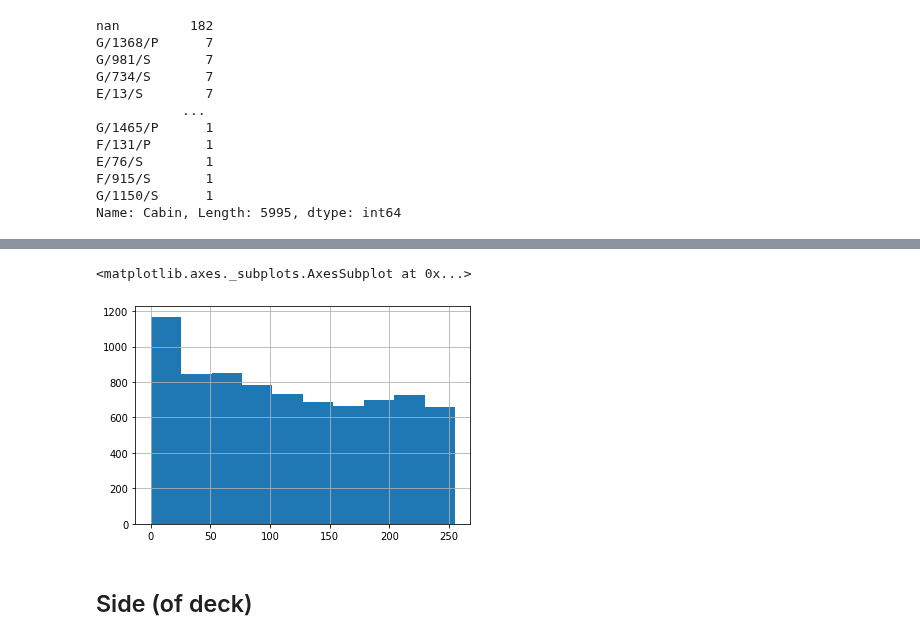
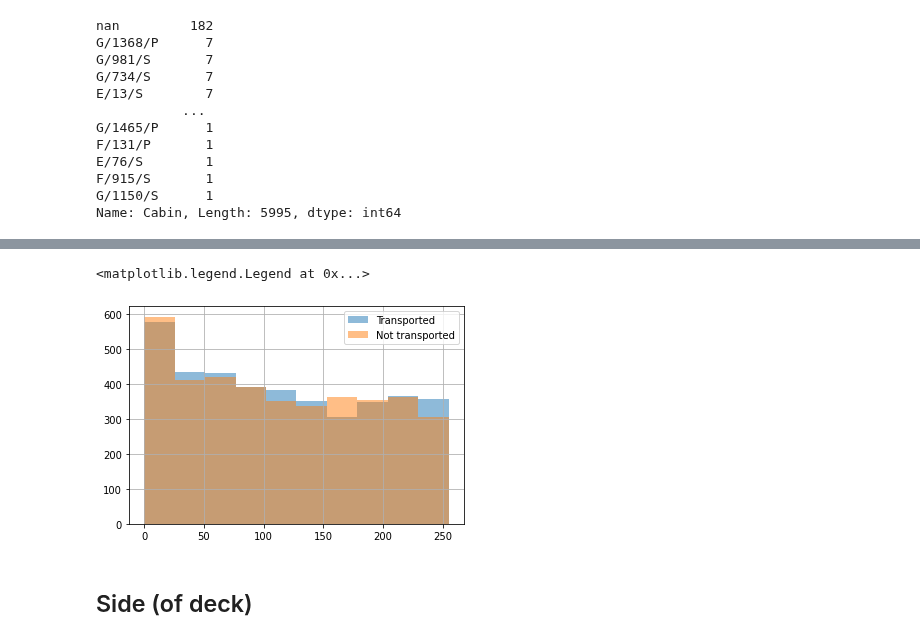
Before and after one commit to PashaIanko/Kaggle.Spaceship-Titanic, a Jupyter notebook: 1_data_exploration.ipynb, the cells around one changed output, grey strips where cells are left out. Cells and saved outputs as stored; diff of their text form; code cells hidden in the pictures.

```diff
--- a/1_data_exploration.ipynb
+++ b/1_data_exploration.ipynb
@@ -729,8 +714,25 @@ Name: DeckNum, Length: 1789, dtype: int64
-# %%
-df_exploration.DeckNum.astype('uint8').hist()
-# %% [output]
-<matplotlib.axes._subplots.AxesSubplot at 0x...>
-[figure, removed]
+# %%
+ax = df_exploration.loc[
+    df_exploration['Transported'] == True,
+    :
+].DeckNum.astype('uint8').hist(
+    alpha=0.5,
+    label='Transported'
+)
+
+ax.hist(
+    df_exploration.loc[
+        df_exploration['Transported'] == False,
+        :
+    ].DeckNum.astype('uint8'),
+    alpha=0.5,
+    label='Not transported'
+)
+
+ax.legend()
+# %% [output]
+<matplotlib.legend.Legend at 0x...>
+[figure, added]
 # %% [markdown]
 ## Side (of deck)
 # %%
```
Also changed, not shown: parts of 1 cell of this notebook.
